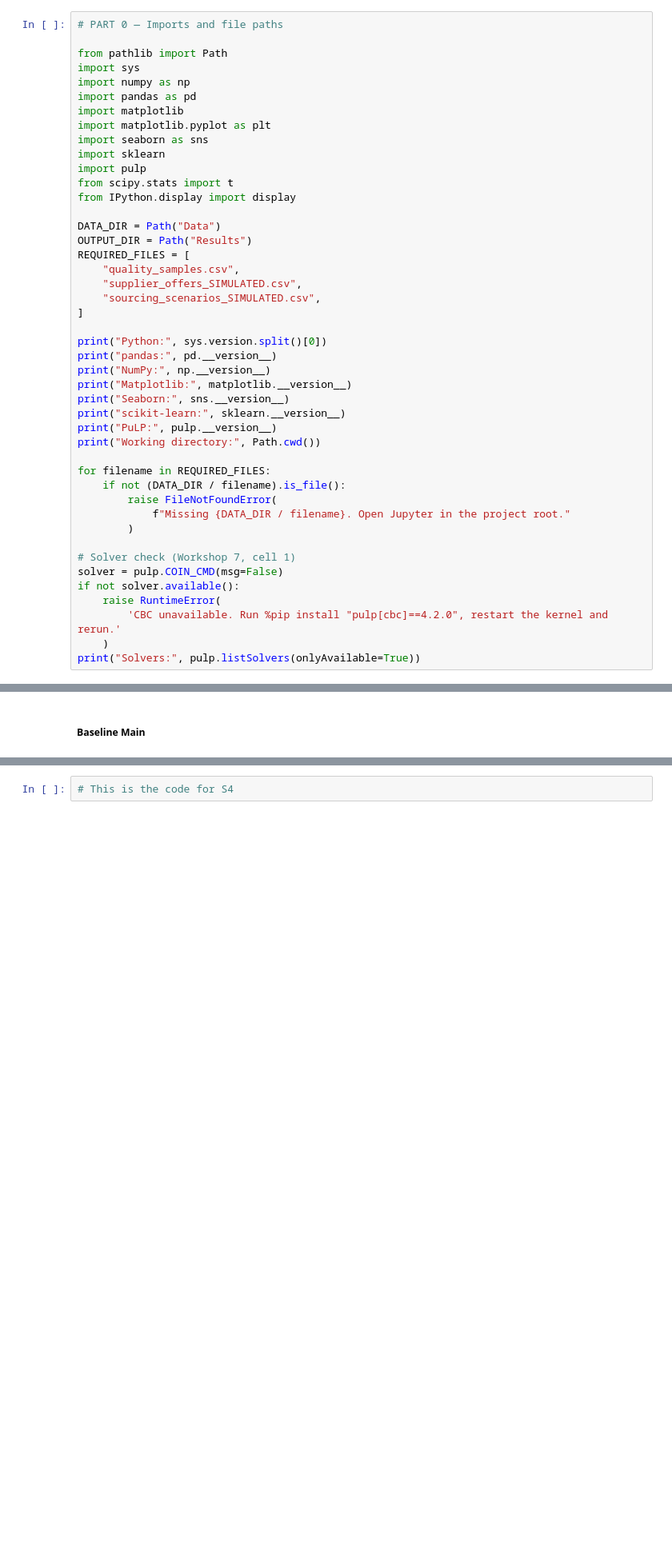
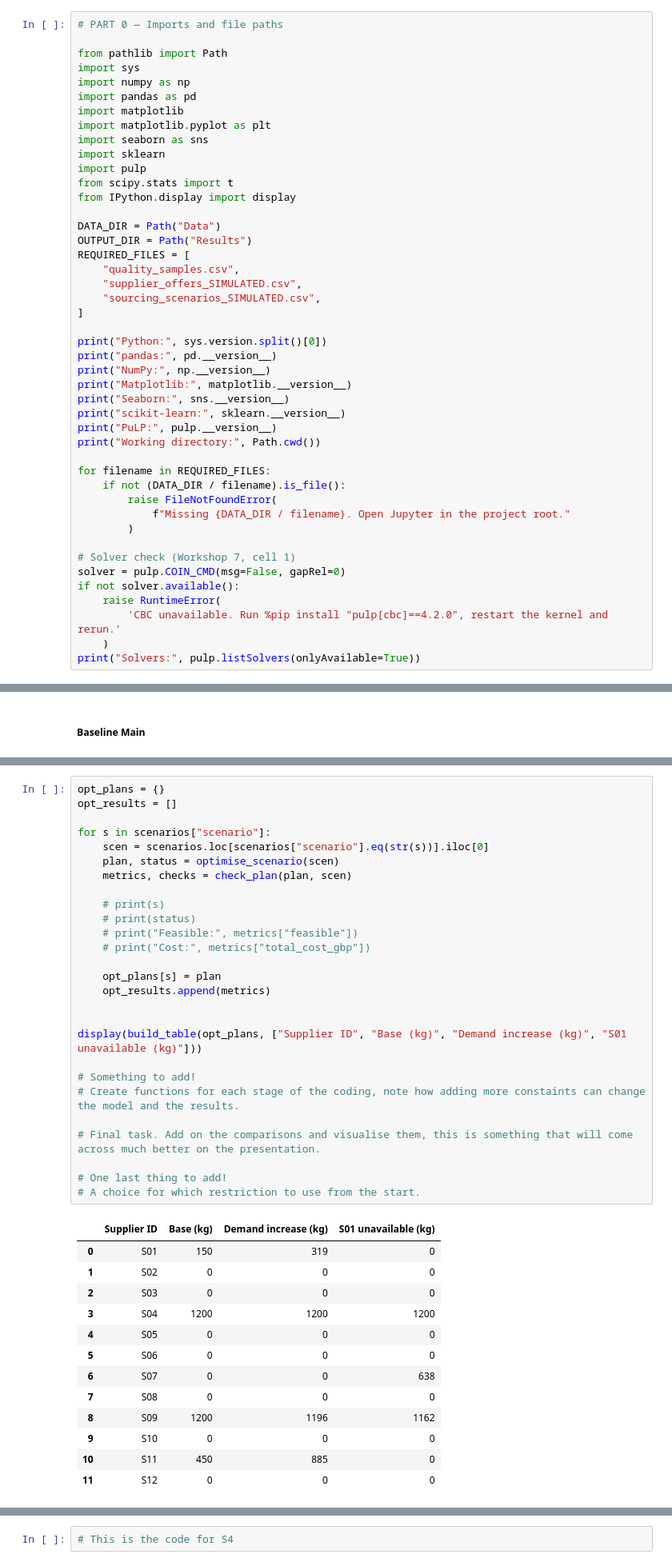
Before and after one commit to joegibbbon/MM311-Group-5, a Jupyter notebook: Joe_Group_5.ipynb, the cells around one changed output, grey strips where cells are left out. Shown at 80% size. Cells and saved outputs as stored; diff of their text form; blank space fills up the shorter version.

```diff
--- a/Joe_Group_5.ipynb
+++ b/Joe_Group_5.ipynb
@@ -46,7 +46,7 @@ for filename in REQUIRED_FILES:
         )
 
 # Solver check (Workshop 7, cell 1)
-solver = pulp.COIN_CMD(msg=False)
+solver = pulp.COIN_CMD(msg=False, gapRel=0)
 if not solver.available():
     raise RuntimeError(
         'CBC unavailable. Run %pip install "pulp[cbc]==4.2.0", restart the kernel and rerun.'
@@ -815,0 +700,41 @@ Name: Total kg, dtype: int64
+# %%
+opt_plans = {}
+opt_results = []
+
+for s in scenarios["scenario"]:
+    scen = scenarios.loc[scenarios["scenario"].eq(str(s))].iloc[0]
+    plan, status = optimise_scenario(scen)
+    metrics, checks = check_plan(plan, scen)
+
+    # print(s)
+    # print(status)
+    # print("Feasible:", metrics["feasible"])
+    # print("Cost:", metrics["total_cost_gbp"])
+
+    opt_plans[s] = plan
+    opt_results.append(metrics)
+
+
+display(build_table(opt_plans, ["Supplier ID", "Base (kg)", "Demand increase (kg)", "S01 unavailable (kg)"]))
+
+# Something to add!
+# Create functions for each stage of the coding, note how adding more constaints can change the model and the results.
+
+# Final task. Add on the comparisons and visualise them, this is something that will come across much better on the presentation.
+
+# One last thing to add!
+# A choice for which restriction to use from the start.
+# %% [output]
+|  | Supplier ID | Base (kg) | Demand increase (kg) | S01 unavailable (kg) |
+| 0 | S01 | 150 | 319 | 0 |
+| 1 | S02 | 0 | 0 | 0 |
+| 2 | S03 | 0 | 0 | 0 |
+| 3 | S04 | 1200 | 1200 | 1200 |
+| 4 | S05 | 0 | 0 | 0 |
+| 5 | S06 | 0 | 0 | 0 |
+| 6 | S07 | 0 | 0 | 638 |
+| 7 | S08 | 0 | 0 | 0 |
+| 8 | S09 | 1200 | 1196 | 1162 |
+| 9 | S10 | 0 | 0 | 0 |
+| 10 | S11 | 450 | 885 | 0 |
+| 11 | S12 | 0 | 0 | 0 |
```
Also changed, not shown: parts of 13 cells of this notebook.
